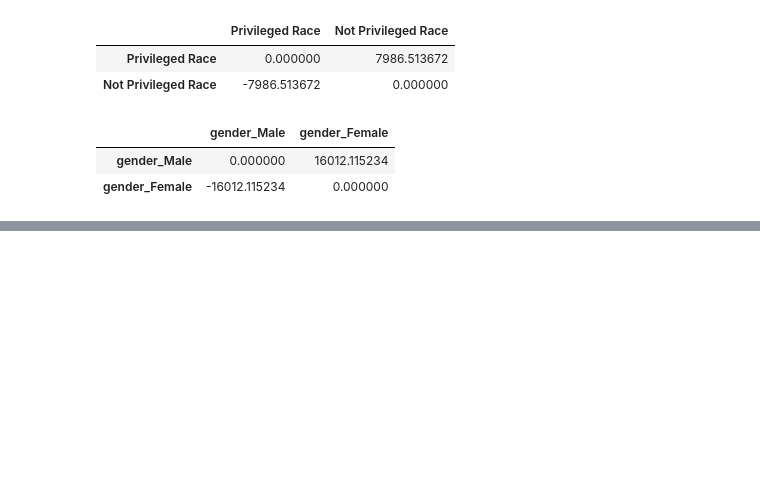
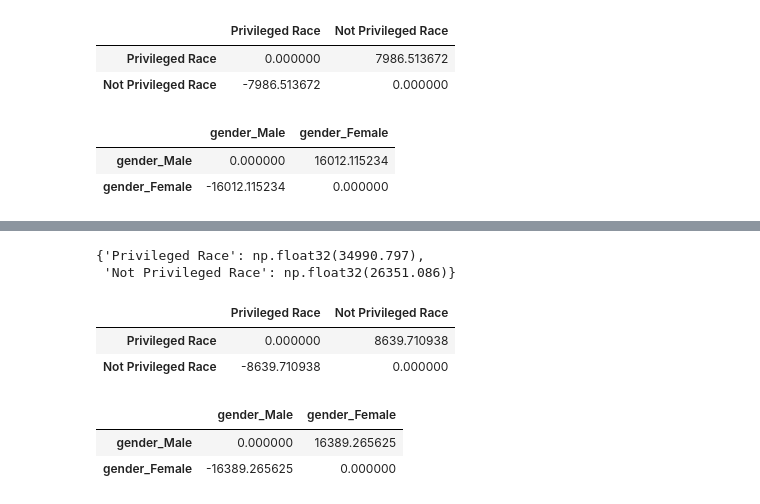
Before and after one commit to Jagoda222/HCML_2, a Jupyter notebook: David_1.ipynb, the cells around one changed output, grey strips where cells are left out. Drawn from its saved outputs; the diff is of its cells as text; code cells hidden in the pictures; blank space fills up the shorter version.

```diff
--- a/David_1.ipynb
+++ b/David_1.ipynb
@@ -138,0 +142,8 @@ gender_sp
+# %%
+parameters = {"n_estimators": [20, 25, 30, 35, 40],
+              "max_depth": [1, 2, 3, 4, 5],
+              "learning_rate": [0.1, 0.15, 0.2, 0.25, 0.3]}
+# %%
+grid = GridSearchCV(estimator=xgb_reg, param_grid = parameters, cv = 2, n_jobs=-1)
+grid.fit(X_train, y_train)
+grid.score(X_val,y_val)
@@ -138,0 +152,5 @@ gender_sp
+# %%
+pred_df = X_val.copy()
+pred_df['pred_income'] = grid.predict(X_val)
+pred_df['pred_income'] = pred_df['pred_income'].round(2)
+pred_df.head()
@@ -138,0 +165,40 @@ gender_sp
+# %%
+mean_race_pred = {}
+mean_gender_pred = {}
+
+
+mean_race_pred['Privileged Race']=pred_df[pred_df['race_White']==True]['pred_income'].mean()
+mean_race_pred['Not Privileged Race']=pred_df[pred_df['race_White']!=True]['pred_income'].mean()
+
+
+mean_gender_pred['gender_Male']=pred_df[pred_df['gender_Male']==True]['pred_income'].mean()
+mean_gender_pred['gender_Female']=pred_df[pred_df['gender_Male']!=True]['pred_income'].mean()
+
+mean_race_pred
+# %% [output]
+{'Privileged Race': np.float32(34990.797),
+ 'Not Privileged Race': np.float32(26351.086)}
+# %%
+race_sp = pd.DataFrame(0.0, index=mean_race_pred.keys(), columns=mean_race_pred.keys())
+
+for i in race_sp.index:
+  for j in race_sp.columns:
+    race_sp.loc[i, j] = mean_race_pred[i] - mean_race_pred[j]
+
+race_sp
+# %% [output]
+|  | Privileged Race | Not Privileged Race |
+| Privileged Race | 0.000000 | 8639.710938 |
+| Not Privileged Race | -8639.710938 | 0.000000 |
+# %%
+gender_sp = pd.DataFrame(0.0, index=mean_gender_pred.keys(), columns=mean_gender_pred.keys())
+
+for i in gender_sp.index:
+  for j in gender_sp.columns:
+    gender_sp.loc[i, j] = mean_gender_pred[i] - mean_gender_pred[j]
+
+gender_sp
+# %% [output]
+|  | gender_Male | gender_Female |
+| gender_Male | 0.000000 | 16389.265625 |
+| gender_Female | -16389.265625 | 0.000000 |
```
Also changed, not shown: parts of 4 cells of this notebook.
